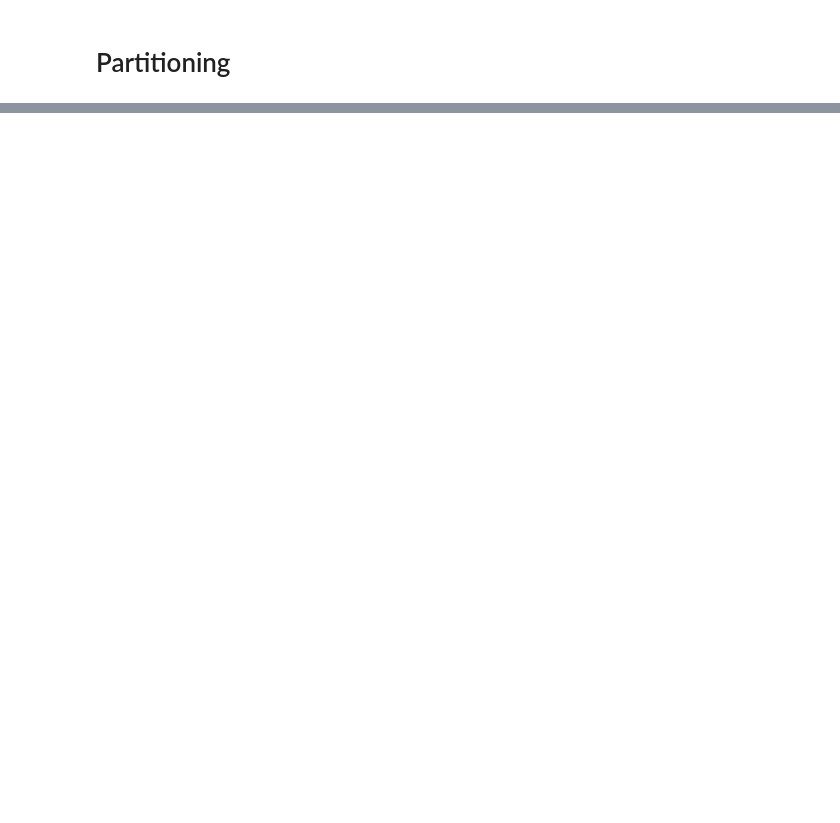
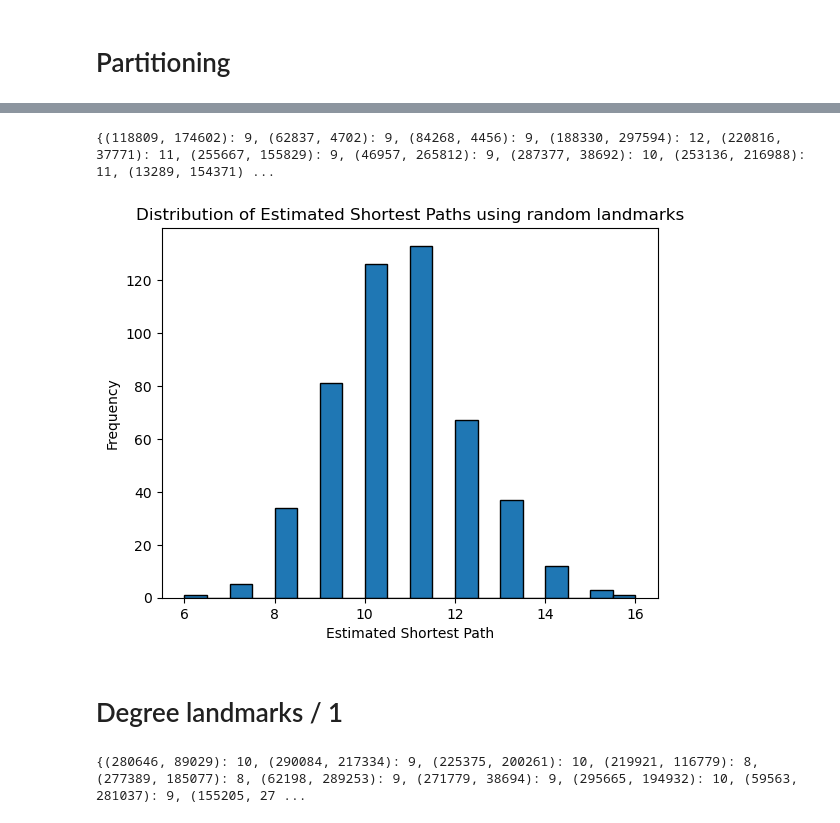
Before and after one commit to vanbuncha/snacs, a Jupyter notebook: project/shortest_path_est.ipynb, the cells around one changed output, grey strips where cells are left out. Saved outputs shown, nothing was run; the diff lists cells and outputs as text; code cells hidden in the pictures; blank space fills up the shorter version.

Commit message:
est +  neighborhood 1 - rng,degree, closeness, betweeness

```diff
--- a/project/shortest_path_est.ipynb
+++ b/project/shortest_path_est.ipynb
@@ -34,7 +35,7 @@ number of directed nodes in dblp.tsv: 317080
 # %% [markdown]
 ## Choosing random nodes for landmark
 # %%
-def generate_landmark_list(graph, num_landmarks=20):
+def generate_rng_landmark_list(graph, num_landmarks=20):
     """
     Generate a list of random landmarks from the given graph.
 
@@ -52,9 +53,3 @@ def generate_landmark_list(graph, num_landmarks=20):
             landmark_list.append(random_node)
 
     return landmark_list
-
-# Example usage:
-
-
-landmark_list = generate_landmark_list(G_dblp, num_landmarks=100)
-print("Landmark List:", landmark_list)
@@ -366,0 +475,64 @@ AttributeError: 'NoneType' object has no attribute 'get'
+# %%
+# Workflow:
+# Select landmarks
+# Generate 500 random pairs of nodes
+# Calculate shortest paths between each pair using landmarks
+
+# Select landmarks
+random_landmarks = generate_rng_landmark_list(G_dblp, 20)
+
+
+random_node_pairs = generate_random_node_pairs(G_dblp, number_pairs=500)
+
+# Calculate estimation of shortest paths between each pair using landmarks
+
+estimated_shortest_paths = {}
+
+# Calculate estimation of shortest paths between each pair using landmarks
+for source, target in random_node_pairs:
+    estimation = estimate_shortest_path(G_dblp, source, target, random_landmarks)
+    estimated_shortest_paths[(source, target)] = estimation
+
+# Print the dictionary of estimated shortest paths
+print(estimated_shortest_paths)
+# %% [output]
+{(118809, 174602): 9, (62837, 4702): 9, (84268, 4456): 9, (188330, 297594): 12, (220816, 37771): 11, (255667, 155829): 9, (46957, 265812): 9, (287377, 38692): 10, (253136, 216988): 11, (13289, 154371) ...
+# %%
+# Get the list of estimated shortest paths
+estimations = list(estimated_shortest_paths.values())
+
+# Plot the distribution
+plt.hist(estimations, bins=20, edgecolor='black')
+plt.xlabel('Estimated Shortest Path')
+plt.ylabel('Frequency')
+plt.title('Distribution of Estimated Shortest Paths using random landmarks')
+plt.show()
+# %% [output]
+[figure, added]
+# %% [markdown]
+# Degree landmarks / 1
+# %%
+# Workflow:
+# Select landmarks
+# Generate 500 random pairs of nodes
+# Calculate shortest paths between each pair using landmarks
+
+# Select landmarks
+degree_landmarks = calculate_degree_centrality(G_dblp, 20)
+
+
+random_node_pairs = generate_random_node_pairs(G_dblp, number_pairs=500)
+
+# Calculate estimation of shortest paths between each pair using landmarks
+
+estimated_shortest_paths = {}
+
+# Calculate estimation of shortest paths between each pair using landmarks
+for source, target in random_node_pairs:
+    estimation = estimate_shortest_path(G_dblp, source, target, degree_landmarks)
+    estimated_shortest_paths[(source, target)] = estimation
+
+# Print the dictionary of estimated shortest paths
+print(estimated_shortest_paths)
+# %% [output]
+{(280646, 89029): 10, (290084, 217334): 9, (225375, 200261): 10, (219921, 116779): 8, (277389, 185077): 8, (62198, 289253): 9, (271779, 38694): 9, (295665, 194932): 10, (59563, 281037): 9, (155205, 27 ...
```
Also changed, not shown: parts of 29 cells of this notebook.
